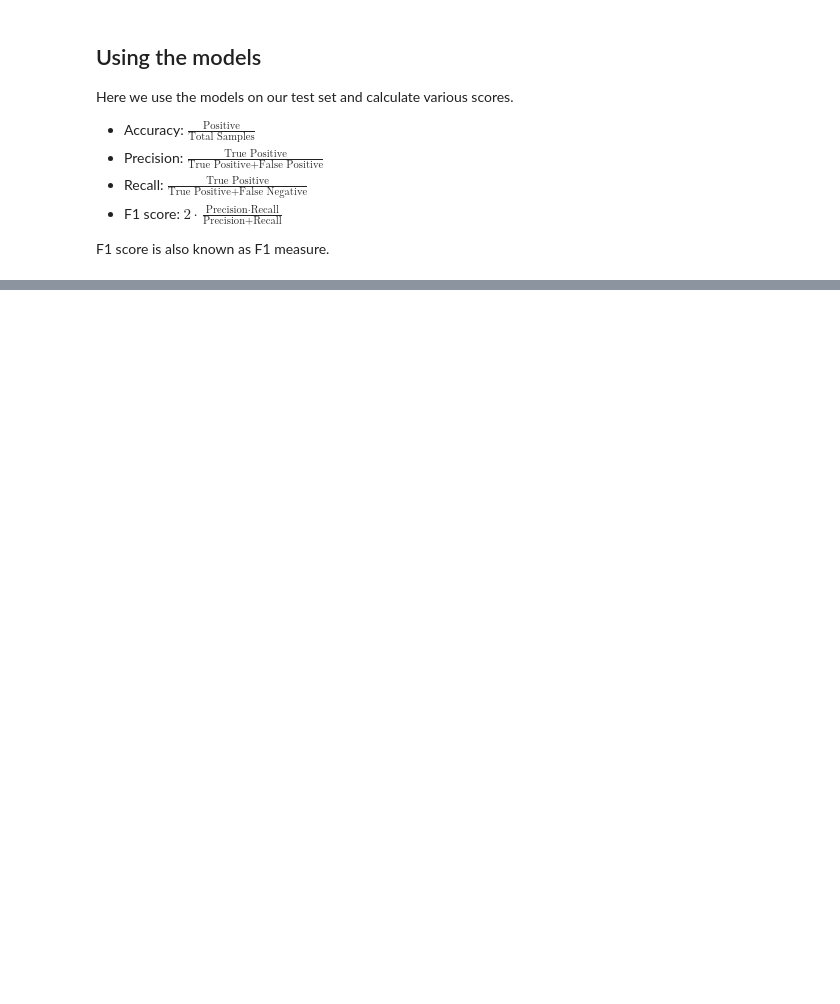
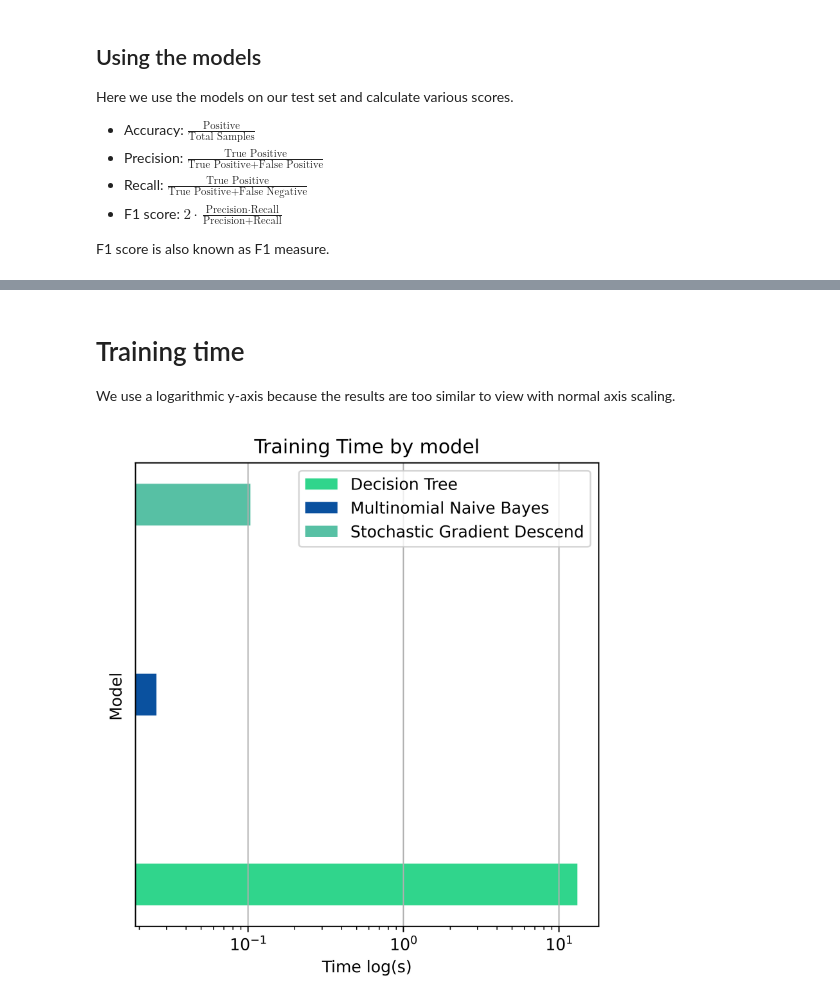
Before and after one commit to cultab/fake_news_detection, a Jupyter notebook: feature_extrantion.ipynb, the cells around one changed output, grey strips where cells are left out. Cells and saved outputs as stored; diff of their text form; code cells hidden in the pictures; blank space fills up the shorter version.

```diff
--- a/feature_extrantion.ipynb
+++ b/feature_extrantion.ipynb
@@ -249,0 +308,34 @@ plt.show()
+# %% [markdown]
+# Training time
+
+We use a logarithmic y-axis because the results are too similar to view with normal axis scaling.
+# %%
+from random import sample
+
+def random_color():
+    return f"#{''.join(sample('0123456789ABCDEF',6))}"
+
+# create plot
+fig, axes = plt.subplots(figsize = (4,4), dpi=600)
+
+bar_width = 0.22
+opacity = 0.8
+ax = fig.add_axes([0,0,1,1])
+index = np.arange(len(models))
+
+for i, (name, model) in enumerate(trained_models.items()):
+        ax.barh(i + bar_width, model["time"], color = random_color(), height = bar_width, label = name)
+
+plt.ylabel('Model')
+plt.xlabel('Time log(s)')
+plt.title('Training Time by model')
+plt.xscale("log")  # value{"linear", "log", "symlog", "logit"
+
+# plt.yticks(index + bar_width, models.keys())#, size = 7)
+ax.set_yticks([])
+
+plt.grid()
+plt.legend()
+plt.show()
+# %% [output]
+[figure, added]
```
Also changed, not shown: parts of 11 cells of this notebook, 2 other files.
